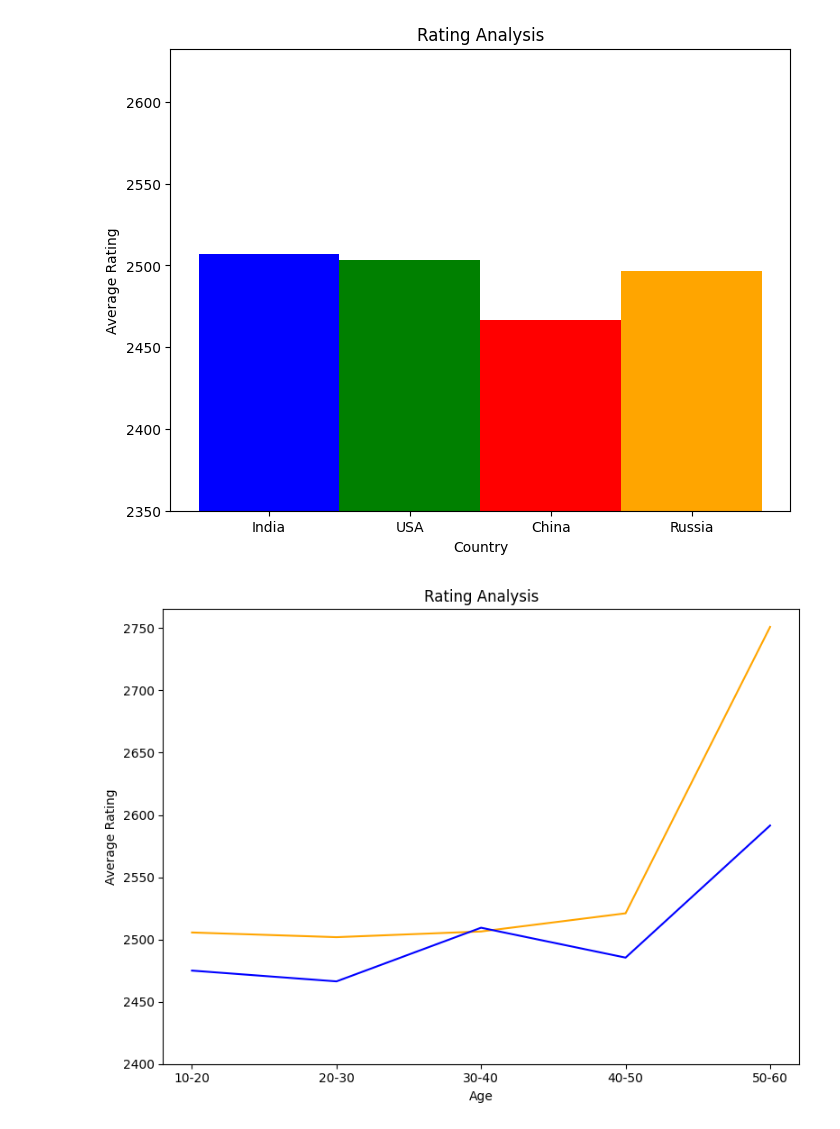
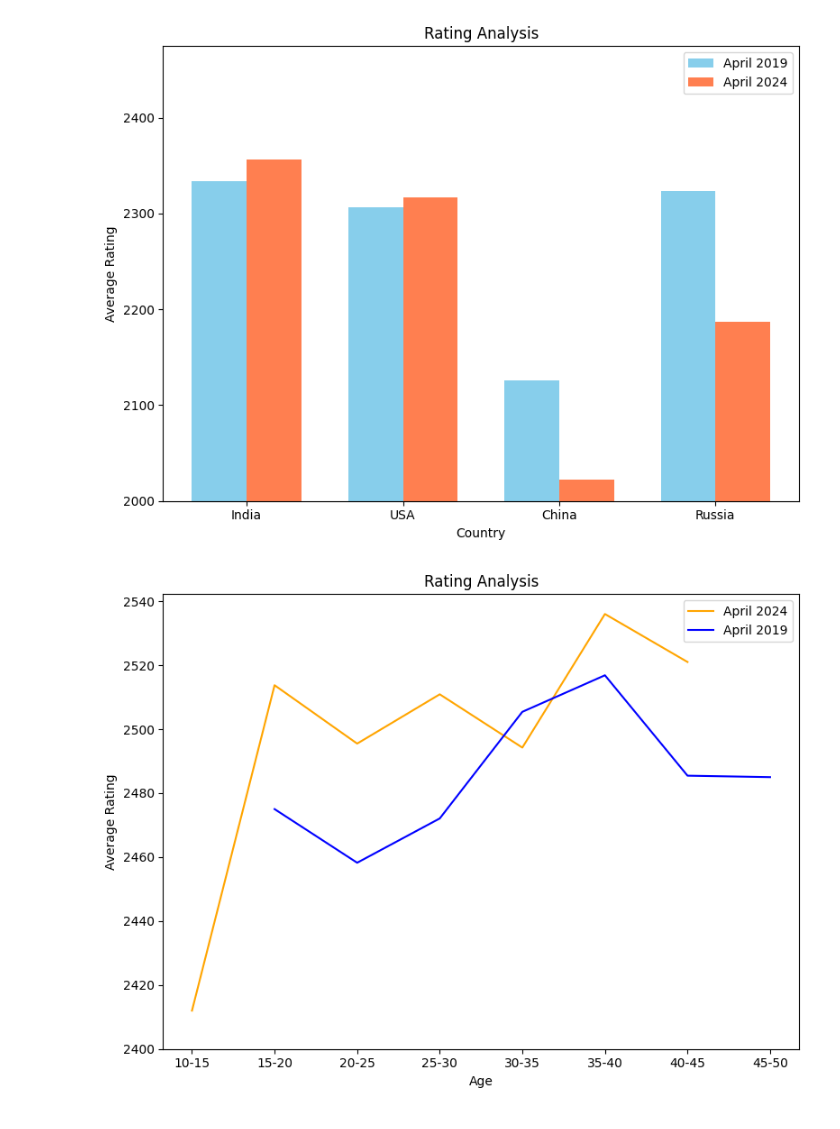
Before and after one commit to SathishAdithiyaaSV/Chess-Data-Analysis, a Jupyter notebook: Top100Open.ipynb, the cells around one changed output. Drawn from its saved outputs; the diff is of its cells as text; code cells hidden in the pictures.

```diff
--- a/Top100Open.ipynb
+++ b/Top100Open.ipynb
@@ -197,41 +535,80 @@ driver.quit()
 # %%
-dfUSA = pd.read_csv("USATOP100.csv", header=None, names=["#", "Name", "Title", "Fed", "Ratings", "Birth year"])
+dfUSA = pd.read_csv("USAJRTOP100.csv", header=None, names=["#", "Name", "Title", "Fed", "Ratings", "Birth year"])
 
-dfIND = pd.read_csv("INDIATOP100.csv", header=None, names=["#", "Name", "Title", "Fed", "Ratings", "Birth year"])
+dfIND = pd.read_csv("INDJRTOP100.csv", header=None, names=["#", "Name", "Title", "Fed", "Ratings", "Birth year"])
 
-dfCHN = pd.read_csv("CHINATOP100.csv", header=None, names=["#", "Name", "Title", "Fed", "Ratings", "Birth year"])
+dfCHN = pd.read_csv("CHNJRTOP100.csv", header=None, names=["#", "Name", "Title", "Fed", "Ratings", "Birth year"])
 
-dfRUS = pd.read_csv("RUSSIATOP100.csv", header=None, names=["#", "Name", "Title", "Fed", "Ratings", "Birth year"])
+dfRUS = pd.read_csv("RUSJRTOP100.csv", header=None, names=["#", "Name", "Title", "Fed", "Ratings", "Birth year"])
+
+dfIND2019 = pd.read_csv("INDJR2019TOP100.csv", header=None, names=["#", "Name", "Title", "Fed", "Ratings", "Birth year"])
+
+dfCHN2019 = pd.read_csv("CHNJR2019TOP100.csv", header=None, names=["#", "Name", "Title", "Fed", "Ratings", "Birth year"])
+
+dfRUS2019 = pd.read_csv("RUSJR2019TOP100.csv", header=None, names=["#", "Name", "Title", "Fed", "Ratings", "Birth year"])
+
+dfUSA2019 = pd.read_csv("USAJR2019TOP100.csv", header=None, names=["#", "Name", "Title", "Fed", "Ratings", "Birth year"])
 
 avgrtUSA = dfUSA["Ratings"].mean()
 
 avgrtIND = dfIND["Ratings"].mean()
 
 avgrtCHN = dfCHN["Ratings"].mean()
 
 avgrtRUS = dfRUS["Ratings"].mean()
 
+avgrtIND2019 = dfIND2019["Ratings"].mean()
+
+avgrtCHN2019 = dfCHN2019["Ratings"].mean()
+
+avgrtRUS2019 = dfRUS2019["Ratings"].mean()
+
+avgrtUSA2019 = dfUSA2019["Ratings"].mean()
+
+
 plt.figure(figsize=(8, 6))  # Set the figure size (optional)
 
-vals = [avgrtIND, avgrtUSA, avgrtCHN, avgrtRUS]
+data1 = [avgrtIND, avgrtUSA, avgrtCHN, avgrtRUS]
+data2 = [avgrtIND2019, avgrtUSA2019, avgrtCHN2019, avgrtRUS2019]
 cat = ["India", "USA", "China", "Russia"]
-colours=['blue','green','red',  'orange']
+colours=['blue',"lightblue",'green',"lightgreen",'red', 'orange',"purple", "pink"]
 
-plt.bar(cat, vals, width=1,color=colours)  # Replace plt.bar() with plt.plot() for line graph
+# Define bar width
+bar_width = 0.35
 
-plt.ylim(ymin=2350)  # Set y-axis limits (optional)
+# Positions for data1 bars
+x1 = [i for i in range(len(cat))]
+
+# Positions for data2 bars (shifted to the right by bar_width)
+x2 = [i + bar_width for i in x1]
+
+
+# Create bars for data1
+plt.bar(x1, data2, color='skyblue', width=bar_width, label='April 2019')
+
+# Create bars for data2 (shifted positions)
+plt.bar(x2, data1, color='coral', width=bar_width, label='April 2024')
+
+plt.ylim(ymin=2000)  # Set y-axis limits (optional)
 
 plt.xlabel('Country')
 
 plt.ylabel('Average Rating')
 
 plt.title('Rating Analysis')
 
+plt.legend()
+
+plt.xticks([i + bar_width/2 for i in x1], cat)  # Adjust x-axis ticks for better alignment
+plt.tight_layout()  # Adjust spacing between elements
+plt.show()
+
+
 #plt.tight_layout()  # Adjust spacing to prevent overlapping elements (optional)
 
 plt.show()
 # %% [output]
-[figure, old version]
+[figure, new version]
 # %%
 df1 = pd.read_csv("INDIATOP100.csv", header=None, names=["#", "Name", "Title", "Fed", "Ratings", "Birth year"])
 
@@ -240,21 +617,21 @@ avgrt1 = []
 
 df["Age"] = 2024 - df["Birth year"]
 avgrt = []
-age_groups = ['10-20', '20-30', '30-40', '40-50', '50-60']  # Age group labels (assuming these were used for bars)
+age_groups = ['10-15', '15-20','20-25', '25-30', '30-35','35-40', '40-45', '45-50', '50-55']  # Age group labels (assuming these were used for bars)
 
 df2 = pd.read_csv("INDIA2019TOP100.csv", header=None, names=["#", "Name", "Title", "Fed", "Ratings", "Birth year"])
 
 df2["Age"] = 2024 - df2["Birth year"]
 avgrt2=[]
-for i in range(1, 6):
-  avgrt2.append(df2[(df2["Age"] >= i*10) & (df2["Age"] < (i+1)*10)]["Ratings"].mean())
+for i in range(2, 11):
+  avgrt2.append(df2[(df2["Age"] >= i*5) & (df2["Age"] < (i+1)*5)]["Ratings"].mean())
 
-for i in range(1, 6):
-  avgrt1.append(df1[(df1["Age"] >= i*10) & (df1["Age"] < (i+1)*10)]["Ratings"].mean())
+for i in range(2, 11):
+  avgrt1.append(df1[(df1["Age"] >= i*5) & (df1["Age"] < (i+1)*5)]["Ratings"].mean())
 
 plt.figure(figsize=(8, 6))  # Set the figure size (optional)
-plt.plot(age_groups, avgrt1, color="orange")  # Replace plt.bar() with plt.plot() for line graph
-plt.plot(age_groups, avgrt2, color = "blue")
+plt.plot(age_groups, avgrt1, color="orange", label="April 2024")  # Replace plt.bar() with plt.plot() for line graph
+plt.plot(age_groups, avgrt2, color = "blue", label="April 2019")
 
 plt.ylim(ymin=2400)  # Set y-axis limits (optional)
 
@@ -263,6 +640,7 @@ plt.ylabel('Average Rating')
 plt.title('Rating Analysis')
 
 plt.tight_layout()  # Adjust spacing to prevent overlapping elements (optional)
+plt.legend()
 plt.show()
 # %% [output]
-[figure, old version]
+[figure, new version]
```
Also changed, not shown: parts of 20 cells of this notebook.
